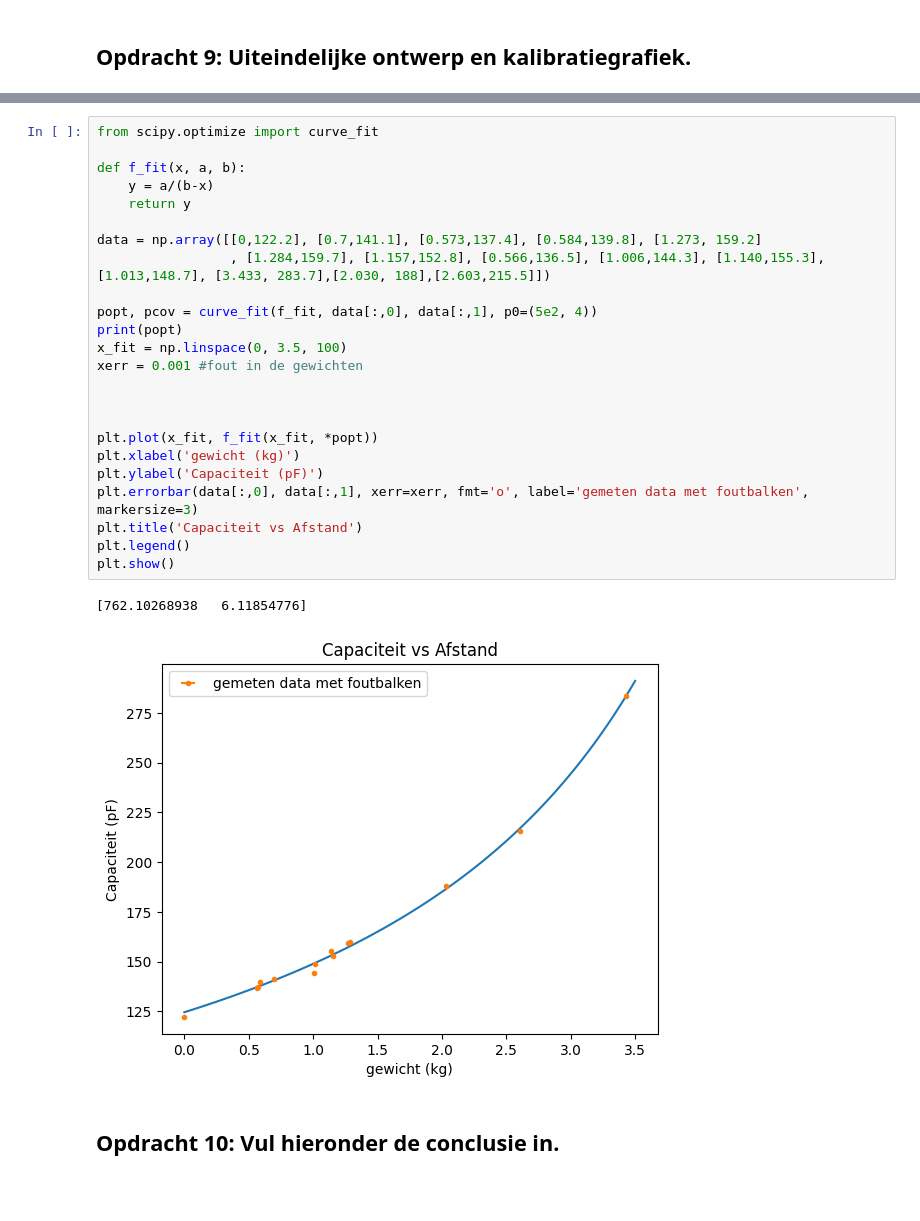
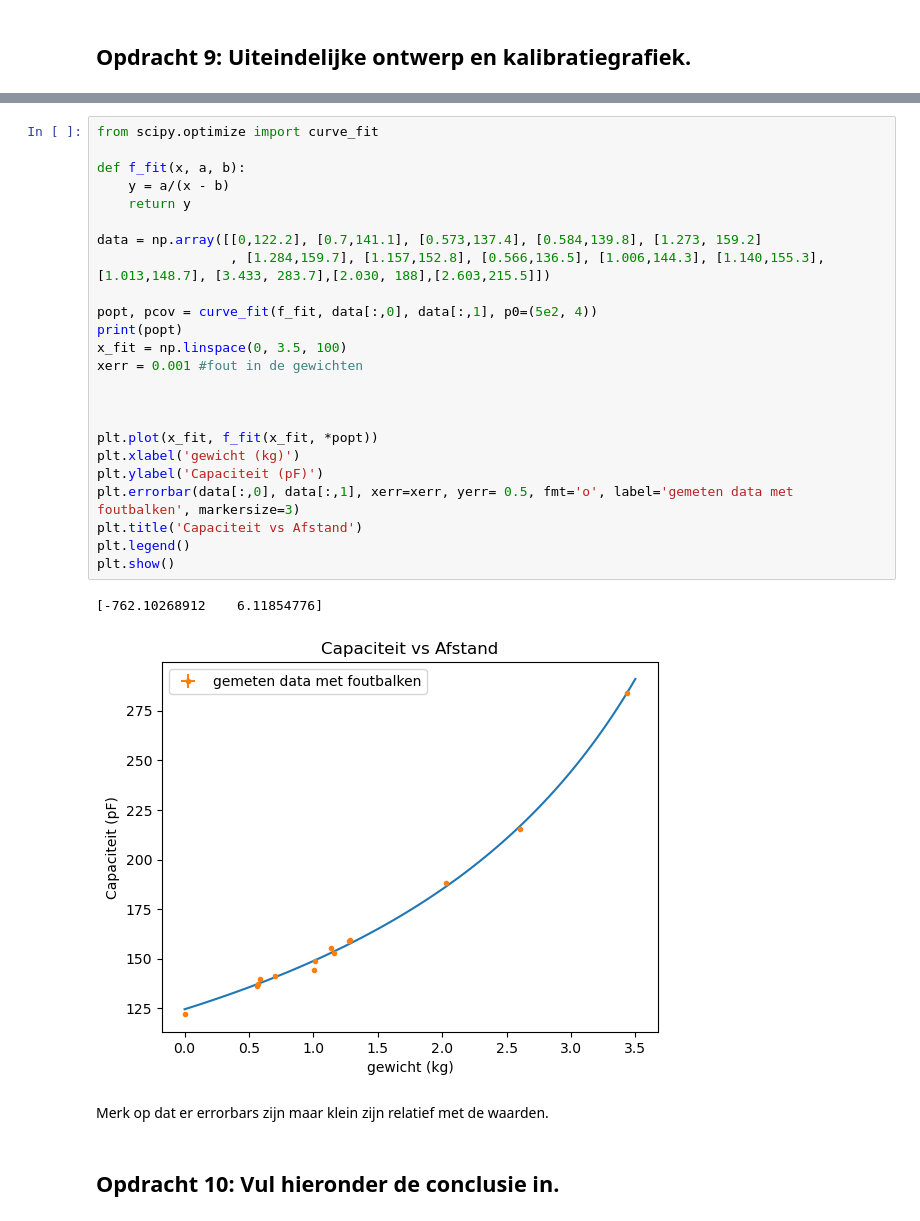
Before and after one commit to tak-max/opdrachten-DEF-D, a Jupyter notebook: FysiekeOntwerpopdrachten/2OntwerpEenSensorCondensator/DEFOntwerpopdracht2OntwerpEenSensorInvulTemplate.ipynb, the cells around one changed output, grey strips where cells are left out. Saved outputs shown, nothing was run; the diff lists cells and outputs as text; blank space fills up the shorter version.

```diff
--- a/FysiekeOntwerpopdrachten/2OntwerpEenSensorCondensator/DEFOntwerpopdracht2OntwerpEenSensorInvulTemplate.ipynb
+++ b/FysiekeOntwerpopdrachten/2OntwerpEenSensorCondensator/DEFOntwerpopdracht2OntwerpEenSensorInvulTemplate.ipynb
@@ -143,30 +160,32 @@ Onze sensor kan nog verbetered worden door de volgende verbeteringen (minimaal 2
 # %%
 from scipy.optimize import curve_fit
 
 def f_fit(x, a, b):
-    y = a/(b-x)
+    y = a/(x - b)
     return y
 
 data = np.array([[0,122.2], [0.7,141.1], [0.573,137.4], [0.584,139.8], [1.273, 159.2]
                  , [1.284,159.7], [1.157,152.8], [0.566,136.5], [1.006,144.3], [1.140,155.3], [1.013,148.7], [3.433, 283.7],[2.030, 188],[2.603,215.5]])
 
 popt, pcov = curve_fit(f_fit, data[:,0], data[:,1], p0=(5e2, 4))
 print(popt)
 x_fit = np.linspace(0, 3.5, 100)
 xerr = 0.001 #fout in de gewichten
 
 
 
 plt.plot(x_fit, f_fit(x_fit, *popt))
 plt.xlabel('gewicht (kg)')
 plt.ylabel('Capaciteit (pF)')
-plt.errorbar(data[:,0], data[:,1], xerr=xerr, fmt='o', label='gemeten data met foutbalken', markersize=3)
+plt.errorbar(data[:,0], data[:,1], xerr=xerr, yerr= 0.5, fmt='o', label='gemeten data met foutbalken', markersize=3)
 plt.title('Capaciteit vs Afstand')
 plt.legend()
 plt.show()
 # %% [output]
-[762.10268938   6.11854776]
+[-762.10268912    6.11854776]
-[figure, old version]
+[figure, new version]
+# %% [markdown]
+Merk op dat er errorbars zijn maar klein zijn relatief met de waarden.
 # %% [markdown]
 ## Opdracht 10: Vul hieronder de conclusie in.
 # %% [markdown]
```
Also changed, not shown: parts of 14 cells of this notebook.
